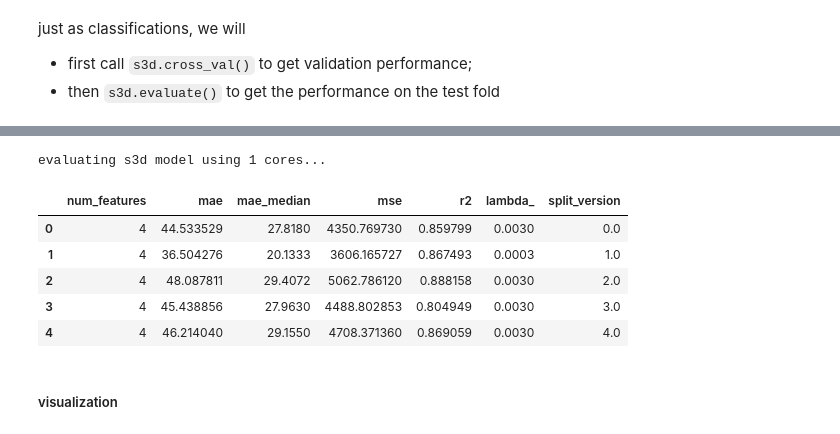
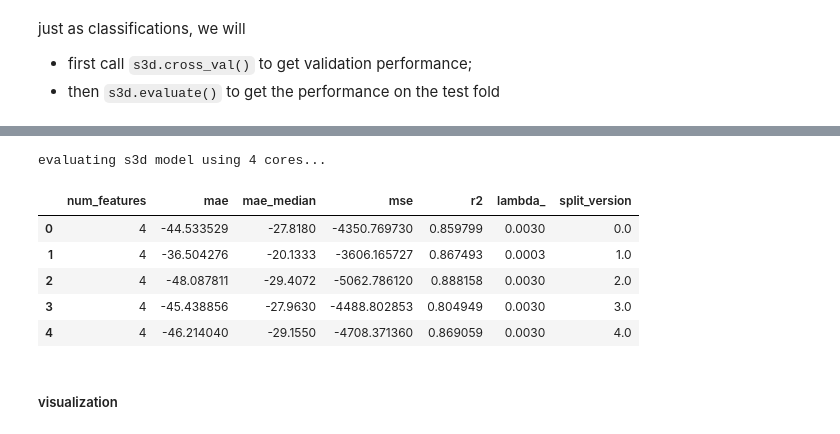
Before and after one commit to peterfennell/S3D, a Jupyter notebook: s3d/quickstart.ipynb, the cells around one changed output, grey strips where cells are left out. Saved outputs shown, nothing was run; the diff lists cells and outputs as text; code cells hidden in the pictures.

```diff
--- a/s3d/quickstart.ipynb
+++ b/s3d/quickstart.ipynb
@@ -618,13 +620,13 @@ finish after 17.56 seconds
 # %%
-reg_s3d.evaluate()
+reg_s3d.evaluate(num_jobs=4)
 # %% [output]
-evaluating s3d model using 1 cores...
+evaluating s3d model using 4 cores...
 |  | num_features | mae | mae_median | mse | r2 | lambda_ | split_version |
-| 0 | 4 | 44.533529 | 27.8180 | 4350.769730 | 0.859799 | 0.0030 | 0.0 |
-| 1 | 4 | 36.504276 | 20.1333 | 3606.165727 | 0.867493 | 0.0003 | 1.0 |
-| 2 | 4 | 48.087811 | 29.4072 | 5062.786120 | 0.888158 | 0.0030 | 2.0 |
-| 3 | 4 | 45.438856 | 27.9630 | 4488.802853 | 0.804949 | 0.0030 | 3.0 |
-| 4 | 4 | 46.214040 | 29.1550 | 4708.371360 | 0.869059 | 0.0030 | 4.0 |
+| 0 | 4 | -44.533529 | -27.8180 | -4350.769730 | 0.859799 | 0.0030 | 0.0 |
+| 1 | 4 | -36.504276 | -20.1333 | -3606.165727 | 0.867493 | 0.0003 | 1.0 |
+| 2 | 4 | -48.087811 | -29.4072 | -5062.786120 | 0.888158 | 0.0030 | 2.0 |
+| 3 | 4 | -45.438856 | -27.9630 | -4488.802853 | 0.804949 | 0.0030 | 3.0 |
+| 4 | 4 | -46.214040 | -29.1550 | -4708.371360 | 0.869059 | 0.0030 | 4.0 |
 # %% [markdown]
 ##### visualization
 # %% [markdown]
```
Also changed, not shown: parts of 9 cells of this notebook, 1 other file.
